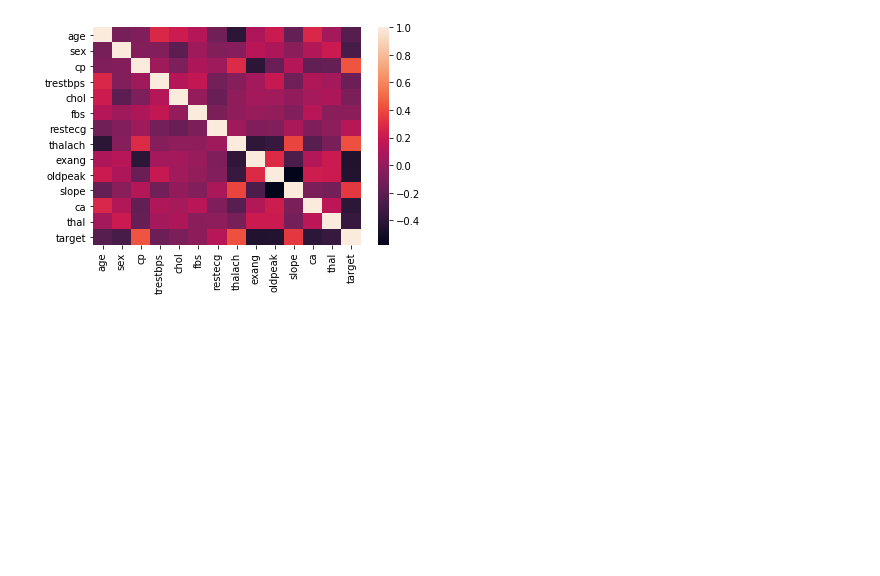
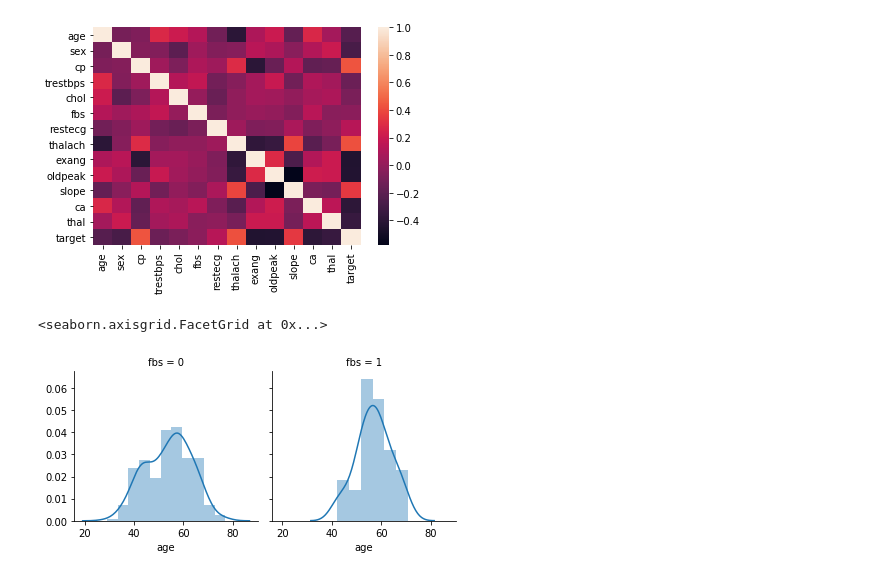
Before and after one commit to anshuldante/ai-ds-ml-practical, a Jupyter notebook: machine-learning-and-ai-foundations-decision-trees/Exercise Files/heart/EDA.ipynb, the cells around one changed output. Saved outputs shown, nothing was run; the diff lists cells and outputs as text; code cells hidden in the pictures; blank space fills up the shorter version.

```diff
--- a/machine-learning-and-ai-foundations-decision-trees/Exercise Files/heart/EDA.ipynb
+++ b/machine-learning-and-ai-foundations-decision-trees/Exercise Files/heart/EDA.ipynb
@@ -27,3 +27,9 @@ sns.heatmap(heart.corr())
 # %% [output]
 <matplotlib.axes._subplots.AxesSubplot at 0x...>
 [figure]
+# %%
+g = sns.FacetGrid(heart, col="fbs", margin_titles=True)
+g.map(sns.distplot, "age")
+# %% [output]
+<seaborn.axisgrid.FacetGrid at 0x...>
+[figure, added]
```
Also changed, not shown: 6 other files.
